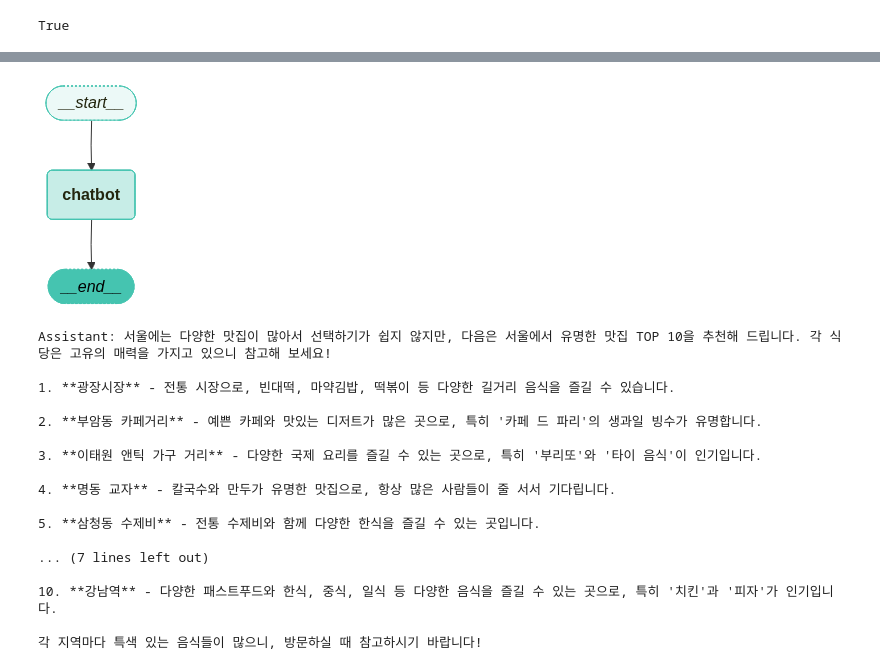
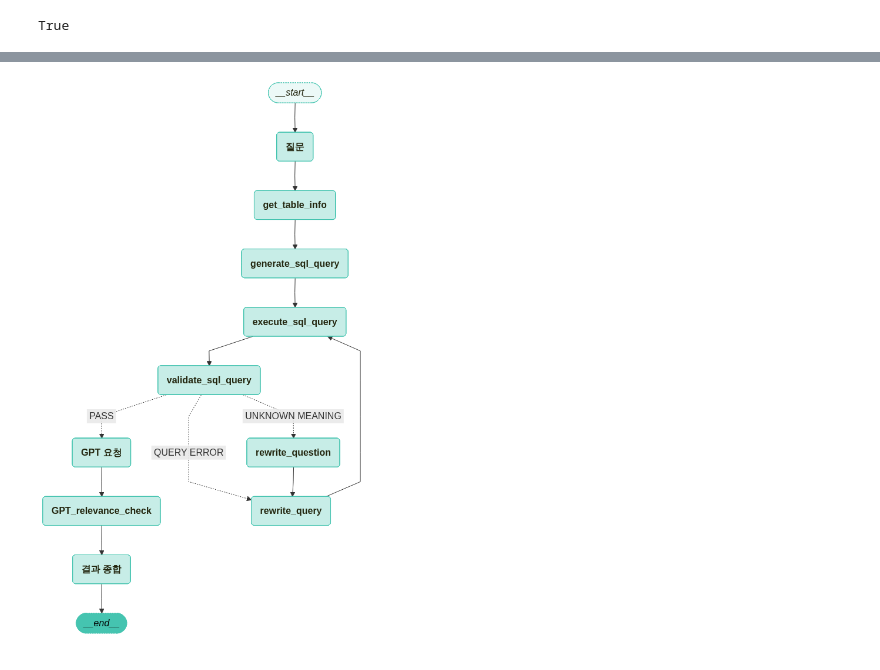
Before and after one commit to Jake-Song/RAG-end2end, a Jupyter notebook: langgraph.ipynb, the cells around one changed output, grey strips where cells are left out. Saved outputs shown, nothing was run; the diff lists cells and outputs as text; code cells hidden in the pictures.

```diff
--- a/langgraph.ipynb
+++ b/langgraph.ipynb
@@ -128,0 +6,13 @@ graph = graph_builder.compile()
+# %%
+from typing import TypedDict, Annotated, List
+from langchain_core.documents import Document
+import operator
+
+
+# State 정의
+class GraphState(TypedDict):
+    context: Annotated[List[Document], operator.add]
+    answer: Annotated[List[Document], operator.add]
+    question: Annotated[str, "user question"]
+    sql_query: Annotated[str, "sql query"]
+    binary_score: Annotated[str, "binary score yes or no"]
@@ -129,33 +222,6 @@ graph = graph_builder.compile()
 # %%
 from langchain_teddynote.graphs import visualize_graph
 
-# 그래프 시각화
-visualize_graph(graph)
+visualize_graph(app)
 # %% [output]
-[figure, old version]
+[figure, new version]
-# %%
-question = "서울의 유명한 맛집 TOP 10 추천해줘"
-
-# 그래프 이벤트 스트리밍
-for event in graph.stream({"messages": [("user", question)]}):
-    # 이벤트 값 출력
-    for value in event.values():
-        print("Assistant:", value["messages"][-1].content)
-# %% [output]
-Assistant: 서울에는 다양한 맛집이 많아서 선택하기가 쉽지 않지만, 다음은 서울에서 유명한 맛집 TOP 10을 추천해 드립니다. 각 식당은 고유의 매력을 가지고 있으니 참고해 보세요!
-
-1. **광장시장** - 전통 시장으로, 빈대떡, 마약김밥, 떡볶이 등 다양한 길거리 음식을 즐길 수 있습니다.
-
-2. **부암동 카페거리** - 예쁜 카페와 맛있는 디저트가 많은 곳으로, 특히 '카페 드 파리'의 생과일 빙수가 유명합니다.
-
-3. **이태원 앤틱 가구 거리** - 다양한 국제 요리를 즐길 수 있는 곳으로, 특히 '부리또'와 '타이 음식'이 인기입니다.
-
-4. **명동 교자** - 칼국수와 만두가 유명한 맛집으로, 항상 많은 사람들이 줄 서서 기다립니다.
-
-5. **삼청동 수제비** - 전통 수제비와 함께 다양한 한식을 즐길 수 있는 곳입니다.
-
-... (7 lines left out)
-
-10. **강남역** - 다양한 패스트푸드와 한식, 중식, 일식 등 다양한 음식을 즐길 수 있는 곳으로, 특히 '치킨'과 '피자'가 인기입니다.
-
-각 지역마다 특색 있는 음식들이 많으니, 방문하실 때 참고하시기 바랍니다!
```
Also changed, not shown: parts of 14 cells of this notebook, 6 other files.
